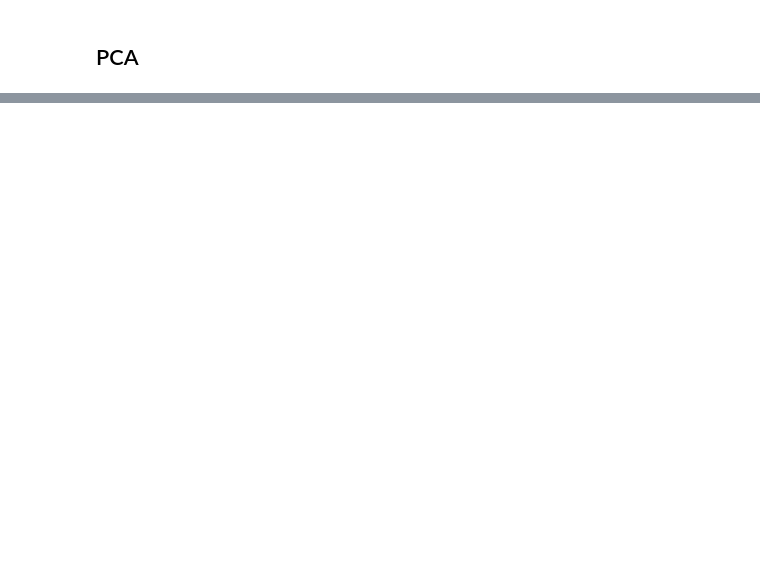
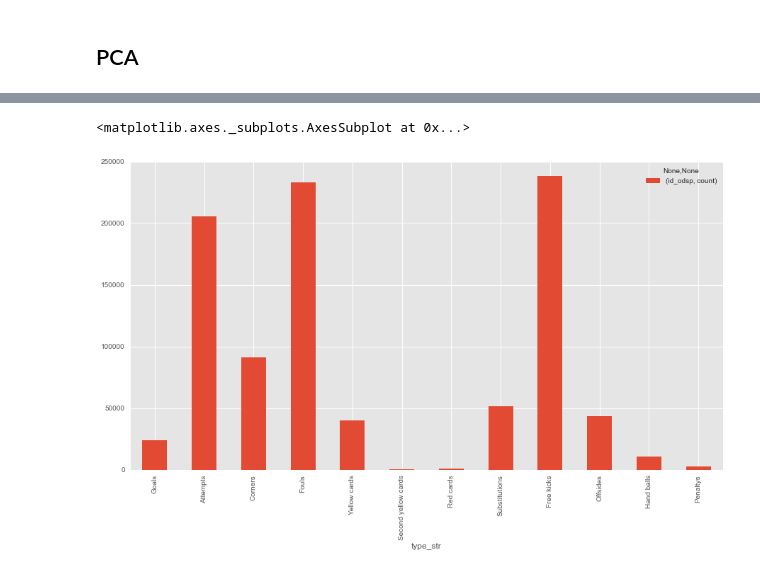
Before and after one commit to ValentinMoullet/SportsGameSimulator, a Jupyter notebook: latent_variables_playground.ipynb, the cells around one changed output, grey strips where cells are left out. Drawn from its saved outputs; the diff is of its cells as text; code cells hidden in the pictures; blank space fills up the shorter version.

Commit message:
Added data exploration on events.

```diff
--- a/latent_variables_playground.ipynb
+++ b/latent_variables_playground.ipynb
@@ -207,0 +210,3 @@ for i, team_name in enumerate(away_teams):
+# %%
+events_df = pd.read_csv(EVENTS_FILE)
+events_df.head()
@@ -207,0 +221,11 @@ for i, team_name in enumerate(away_teams):
+# %%
+events_with_goals_df = events_df.copy()
+events_with_goals_df.loc[(events_with_goals_df['event_type'] == 1) & (events_with_goals_df['text'].str.startswith('Goal')), 'event_type'] = 0
+# %%
+events = ['Goals', 'Attempts', 'Corners', 'Fouls', 'Yellow cards', 'Second yellow cards', 'Red cards', 'Substitutions', 'Free kicks', 'Offsides', 'Hand balls', 'Penaltys']
+event_types_df = events_with_goals_df[['id_odsp', 'event_type']].groupby(['event_type']).agg(['count'])
+event_types_df['type_str'] = events
+event_types_df.plot(kind='bar', x='type_str')
+# %% [output]
+<matplotlib.axes._subplots.AxesSubplot at 0x...>
+[figure, added]
```
Also changed, not shown: parts of 10 cells of this notebook.
